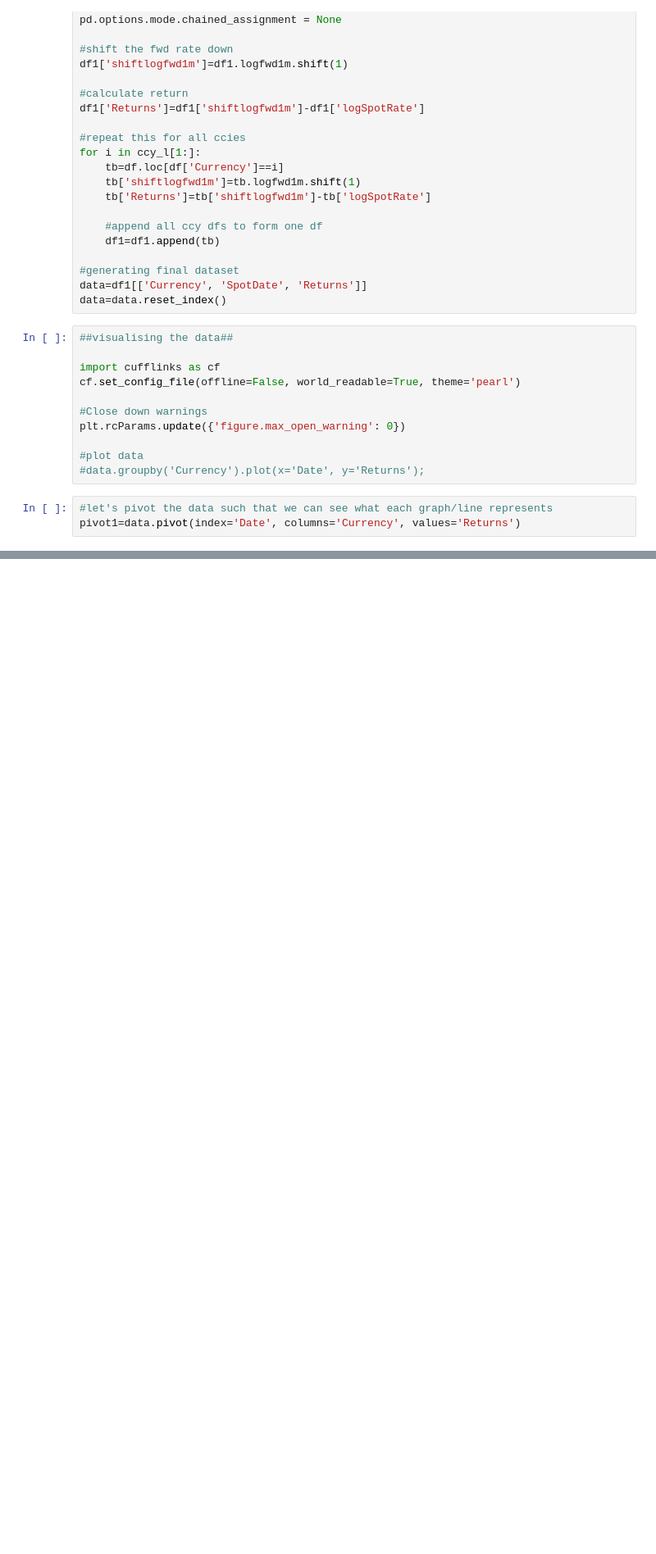
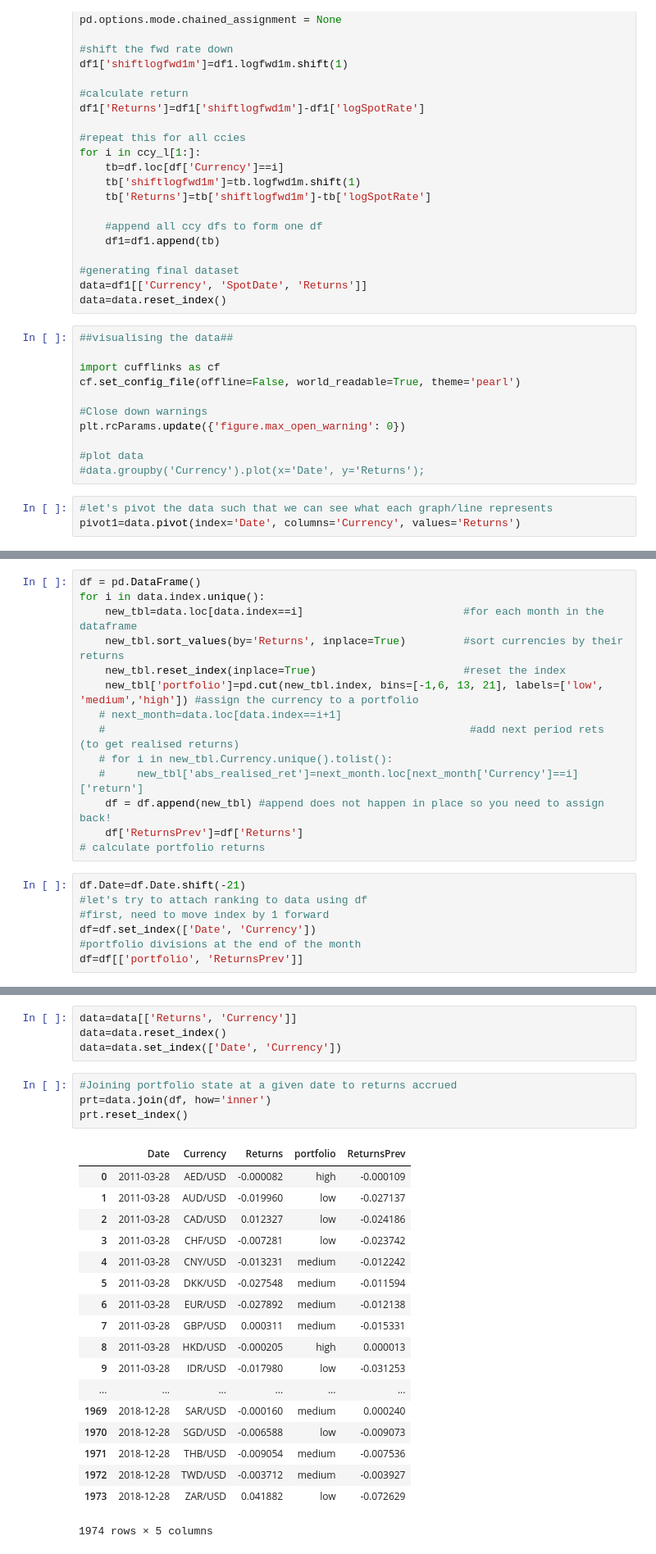
Before and after one commit to valmal/momentum, a Jupyter notebook: mom-mecklai.ipynb, the cells around one changed output, grey strips where cells are left out. Shown at 82% size. Cells and saved outputs as stored; diff of their text form; blank space fills up the shorter version.

```diff
--- a/mom-mecklai.ipynb
+++ b/mom-mecklai.ipynb
@@ -190,0 +246,21 @@ df_1['USD/CNY'].plot()
+# %%
+df = pd.DataFrame()
+for i in data.index.unique():
+    new_tbl=data.loc[data.index==i]                         #for each month in the dataframe
+    new_tbl.sort_values(by='Returns', inplace=True)         #sort currencies by their returns
+    new_tbl.reset_index(inplace=True)                       #reset the index
+    new_tbl['portfolio']=pd.cut(new_tbl.index, bins=[-1,6, 13, 21], labels=['low', 'medium','high']) #assign the currency to a portfolio
+   # next_month=data.loc[data.index==i+1]
+   #                                                         #add next period rets (to get realised returns)
+   # for i in new_tbl.Currency.unique().tolist():
+   #     new_tbl['abs_realised_ret']=next_month.loc[next_month['Currency']==i]['return']
+    df = df.append(new_tbl) #append does not happen in place so you need to assign back!
+    df['ReturnsPrev']=df['Returns']
+# calculate portfolio returns
+# %%
+df.Date=df.Date.shift(-21)
+#let's try to attach ranking to data using df
+#first, need to move index by 1 forward
+df=df.set_index(['Date', 'Currency'])
+#portfolio divisions at the end of the month
+df=df[['portfolio', 'ReturnsPrev']]
@@ -190,0 +287,27 @@ df_1['USD/CNY'].plot()
+# %%
+data=data[['Returns', 'Currency']]
+data=data.reset_index()
+data=data.set_index(['Date', 'Currency'])
+# %%
+#Joining portfolio state at a given date to returns accrued
+prt=data.join(df, how='inner')
+prt.reset_index()
+# %% [output]
+|  | Date | Currency | Returns | portfolio | ReturnsPrev |
+| 0 | 2011-03-28 | AED/USD | -0.000082 | high | -0.000109 |
+| 1 | 2011-03-28 | AUD/USD | -0.019960 | low | -0.027137 |
+| 2 | 2011-03-28 | CAD/USD | 0.012327 | low | -0.024186 |
+| 3 | 2011-03-28 | CHF/USD | -0.007281 | low | -0.023742 |
+| 4 | 2011-03-28 | CNY/USD | -0.013231 | medium | -0.012242 |
+| 5 | 2011-03-28 | DKK/USD | -0.027548 | medium | -0.011594 |
+| 6 | 2011-03-28 | EUR/USD | -0.027892 | medium | -0.012138 |
+| 7 | 2011-03-28 | GBP/USD | 0.000311 | medium | -0.015331 |
+| 8 | 2011-03-28 | HKD/USD | -0.000205 | high | 0.000013 |
+| 9 | 2011-03-28 | IDR/USD | -0.017980 | low | -0.031253 |
+| ... | ... | ... | ... | ... | ... |
+| 1969 | 2018-12-28 | SAR/USD | -0.000160 | medium | 0.000240 |
+| 1970 | 2018-12-28 | SGD/USD | -0.006588 | low | -0.009073 |
+| 1971 | 2018-12-28 | THB/USD | -0.009054 | medium | -0.007536 |
+| 1972 | 2018-12-28 | TWD/USD | -0.003712 | medium | -0.003927 |
+| 1973 | 2018-12-28 | ZAR/USD | 0.041882 | low | -0.072629 |
+1974 rows × 5 columns
```
Also changed, not shown: parts of 25 cells of this notebook.
